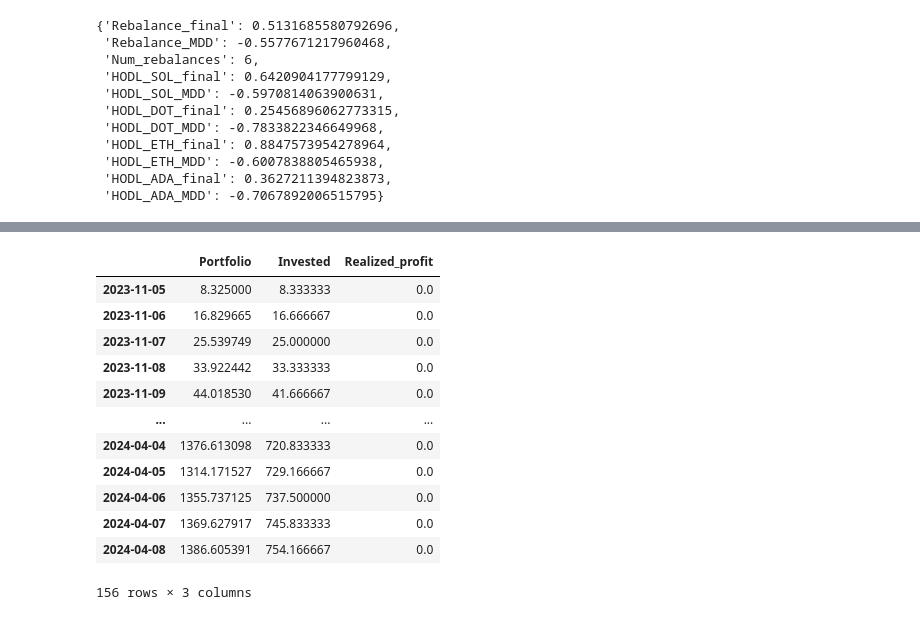
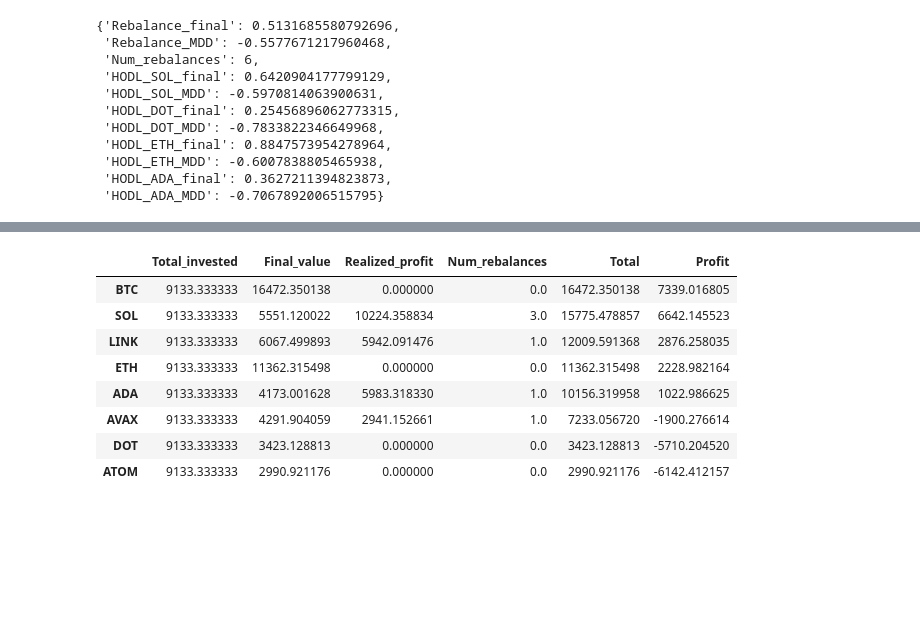
Before and after one commit to Familenko/backtest, a Jupyter notebook: main.ipynb, the cells around one changed output, grey strips where cells are left out. Drawn from its saved outputs; the diff is of its cells as text; code cells hidden in the pictures; blank space fills up the shorter version.

```diff
--- a/main.ipynb
+++ b/main.ipynb
@@ -91,15 +105,18 @@ dca_metrics
 # %%
-sol_prices = df_origin["SOL"]
-invest_sum = 250 / 30
+results = {}
 
-dca_result, dca_metrics = backtest_dca_alt(
-    prices=sol_prices,
-    buy_amount=invest_sum,
-    freq="D",
-    available_sum=10000,
-    profit_multiple=2,
-    fee=0.001,
-    plot=True
-)
+for symbol in symbols.keys():
+    prices = df_origin[symbol]
+    invest_sum = 250 / 30
 
-dca_metrics
+    dca_result, dca_metrics = backtest_dca(
+        prices=prices,
+        buy_amount=invest_sum,
+        freq="D",
+        available_sum=10000,
+        profit_multiple=3,
+        fee=0.001,
+        plot=False
+    )
+
+    results[symbol] = dca_metrics
@@ -148,16 +123,16 @@ dca_metrics
-# %%
-dca_result
-# %% [output]
-|  | Portfolio | Invested | Realized_profit |
-| 2023-11-05 | 8.325000 | 8.333333 | 0.0 |
-| 2023-11-06 | 16.829665 | 16.666667 | 0.0 |
-| 2023-11-07 | 25.539749 | 25.000000 | 0.0 |
-| 2023-11-08 | 33.922442 | 33.333333 | 0.0 |
-| 2023-11-09 | 44.018530 | 41.666667 | 0.0 |
-| ... | ... | ... | ... |
-| 2024-04-04 | 1376.613098 | 720.833333 | 0.0 |
-| 2024-04-05 | 1314.171527 | 729.166667 | 0.0 |
-| 2024-04-06 | 1355.737125 | 737.500000 | 0.0 |
-| 2024-04-07 | 1369.627917 | 745.833333 | 0.0 |
-| 2024-04-08 | 1386.605391 | 754.166667 | 0.0 |
-156 rows × 3 columns
+# %%
+res = pd.DataFrame(results).T
+# %%
+res['Total'] = res['Final_value'] + res['Realized_profit']
+res['Profit'] = res['Total'] - res['Total_invested']
+res.sort_values('Profit', ascending=False)
+# %% [output]
+|  | Total_invested | Final_value | Realized_profit | Num_rebalances | Total | Profit |
+| BTC | 9133.333333 | 16472.350138 | 0.000000 | 0.0 | 16472.350138 | 7339.016805 |
+| SOL | 9133.333333 | 5551.120022 | 10224.358834 | 3.0 | 15775.478857 | 6642.145523 |
+| LINK | 9133.333333 | 6067.499893 | 5942.091476 | 1.0 | 12009.591368 | 2876.258035 |
+| ETH | 9133.333333 | 11362.315498 | 0.000000 | 0.0 | 11362.315498 | 2228.982164 |
+| ADA | 9133.333333 | 4173.001628 | 5983.318330 | 1.0 | 10156.319958 | 1022.986625 |
+| AVAX | 9133.333333 | 4291.904059 | 2941.152661 | 1.0 | 7233.056720 | -1900.276614 |
+| DOT | 9133.333333 | 3423.128813 | 0.000000 | 0.0 | 3423.128813 | -5710.204520 |
+| ATOM | 9133.333333 | 2990.921176 | 0.000000 | 0.0 | 2990.921176 | -6142.412157 |
```
Also changed, not shown: parts of 8 cells of this notebook, 4 other files.
